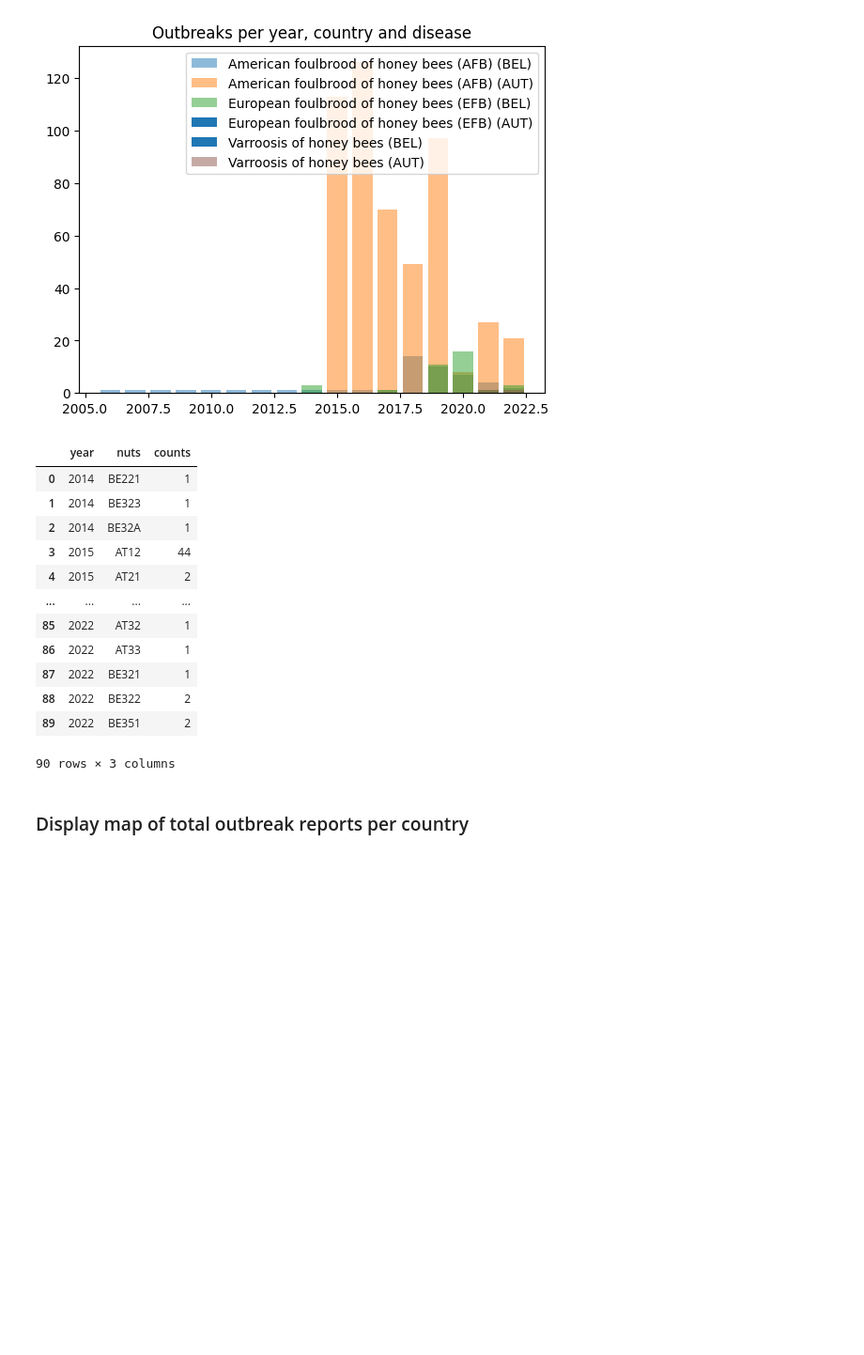
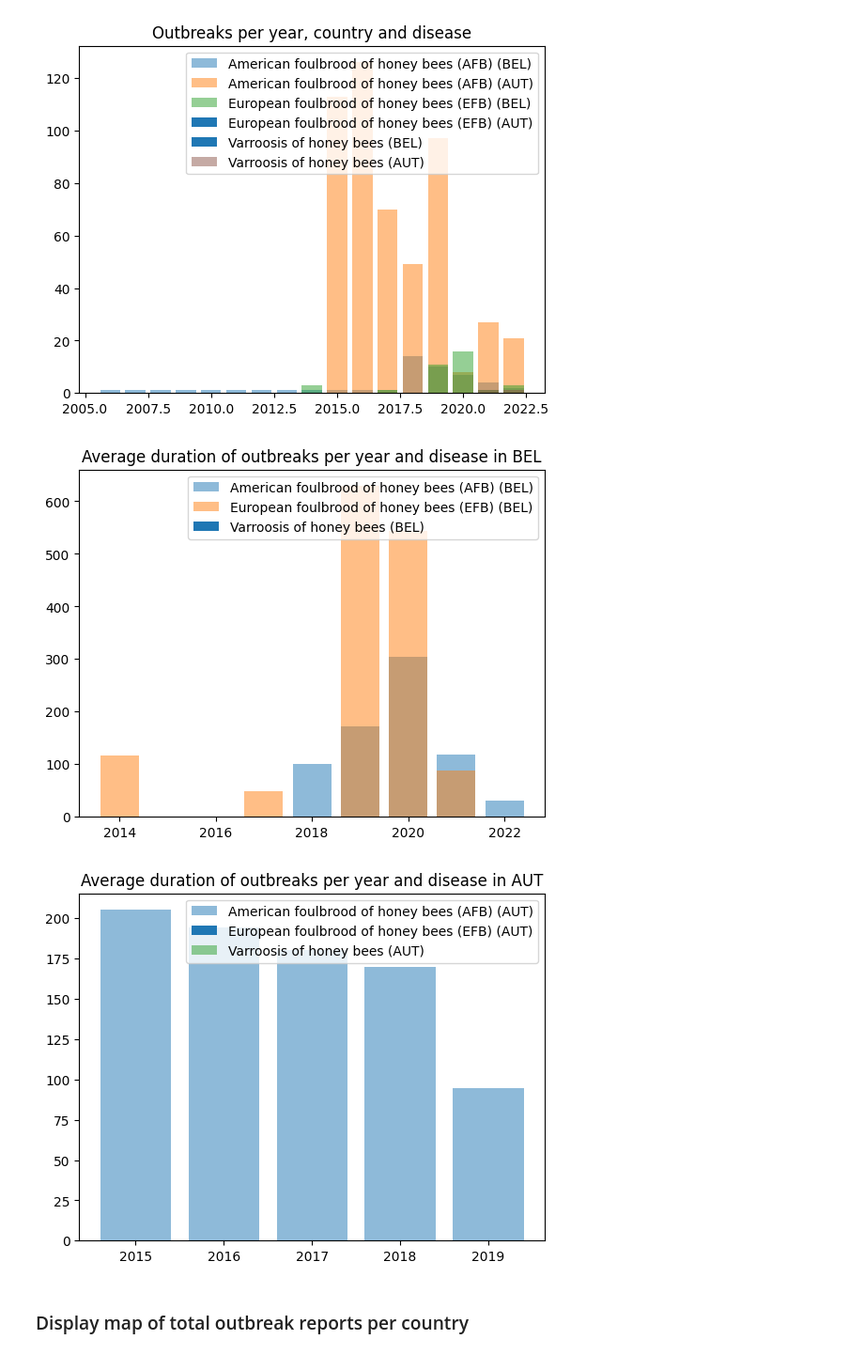
Before and after one commit to daniel-gheorghita/beelife_vetcase, a Jupyter notebook: src/vetcases_standardization.ipynb, the cells around one changed output. Shown at 94% size. Cells and saved outputs as stored; diff of their text form; code cells hidden in the pictures; blank space fills up the shorter version.

Commit message:
Add an extra visualization of outbreak duration per year and fix minor info.
Signed-off-by: Daniel Gheorghita <daniel0392@gmail.com>

```diff
--- a/src/vetcases_standardization.ipynb
+++ b/src/vetcases_standardization.ipynb
@@ -299,26 +342,21 @@ plt.legend()
 plt.show()
 # %% [output]
 [figure]
-# %%
-# Outbreaks duration / year / country
-vetcases_df['nuts'].value_counts()
-vetcases_df_small_regions = vetcases_df[vetcases_df['nuts'].str.len() > 2]
-vetcases_df_small_regions_by_region_outbreak_count = vetcases_df_small_regions.groupby(['year','nuts']).size().reset_index(name='counts')
-vetcases_df_small_regions_by_region_outbreak_count
-# %% [output]
-|  | year | nuts | counts |
-| 0 | 2014 | BE221 | 1 |
-| 1 | 2014 | BE323 | 1 |
-| 2 | 2014 | BE32A | 1 |
-| 3 | 2015 | AT12 | 44 |
-| 4 | 2015 | AT21 | 2 |
-| ... | ... | ... | ... |
-| 85 | 2022 | AT32 | 1 |
-| 86 | 2022 | AT33 | 1 |
-| 87 | 2022 | BE321 | 1 |
-| 88 | 2022 | BE322 | 2 |
-| 89 | 2022 | BE351 | 2 |
-90 rows × 3 columns
+# %%
+# Outbreaks / year / country / disease / duration
+vetcases_group_by_year_country_duration = vetcases_df.groupby(['year','country', 'disease']).agg({'duration':'mean'}).reset_index()
+vetcases_group_by_year_country_duration
+for country in vetcases_group_by_year_country_disease_count['country'].unique():
+    for disease in vetcases_group_by_year_country_disease_count['disease'].unique():
+        vetcases_per_country = vetcases_group_by_year_country_duration[vetcases_group_by_year_country_duration['country']==country].copy()
+        vetcases_per_country_disease = vetcases_per_country[vetcases_per_country['disease']==disease]
+        plt.bar(vetcases_per_country_disease['year'], vetcases_per_country_disease['duration'], label=f"{disease} ({country})", alpha=0.5)
+    plt.title(f"Average duration of outbreaks per year and disease in {country}")
+    plt.legend()
+    plt.show()
+# %% [output]
+[figure, added]
+[figure, added]
 # %% [markdown]
 ### Display map of total outbreak reports per country
 # %%
```
Also changed, not shown: parts of 8 cells of this notebook, 8 other files.
